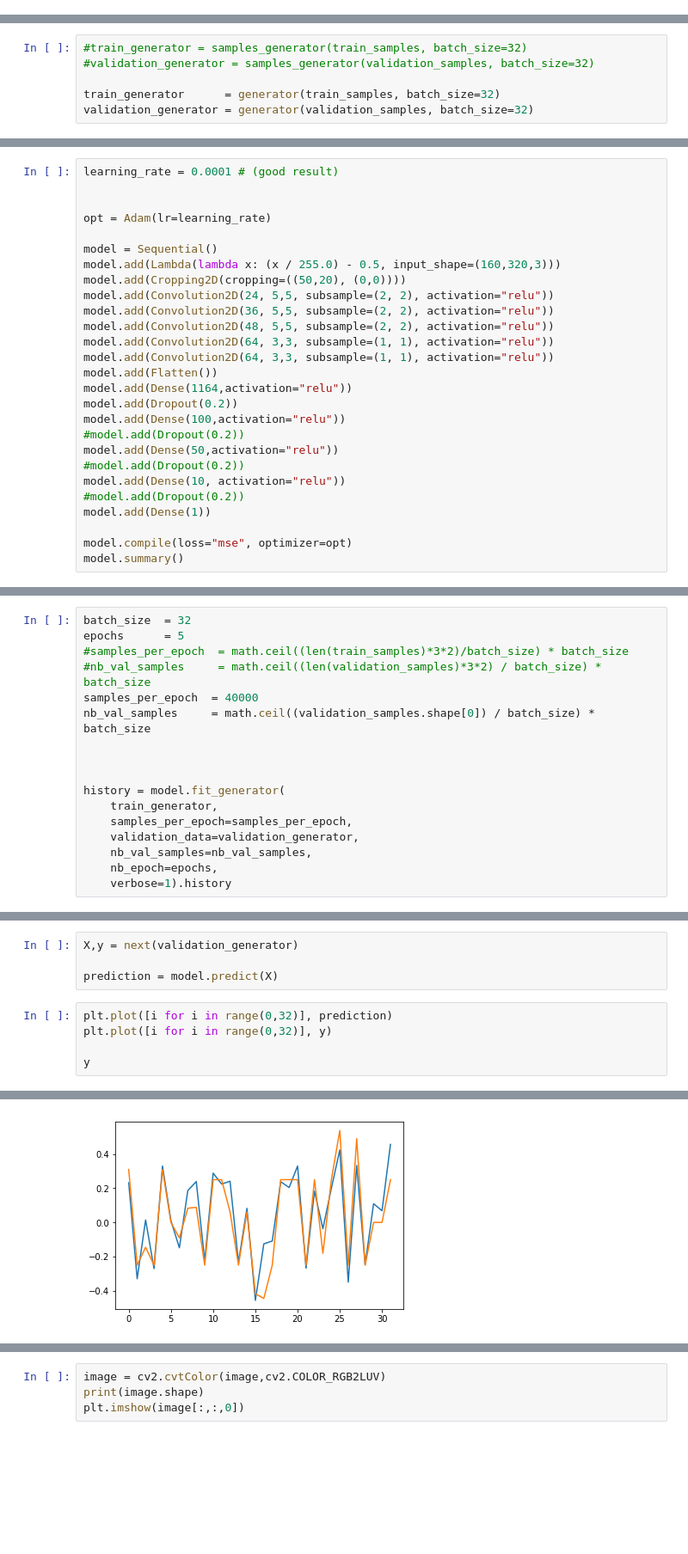
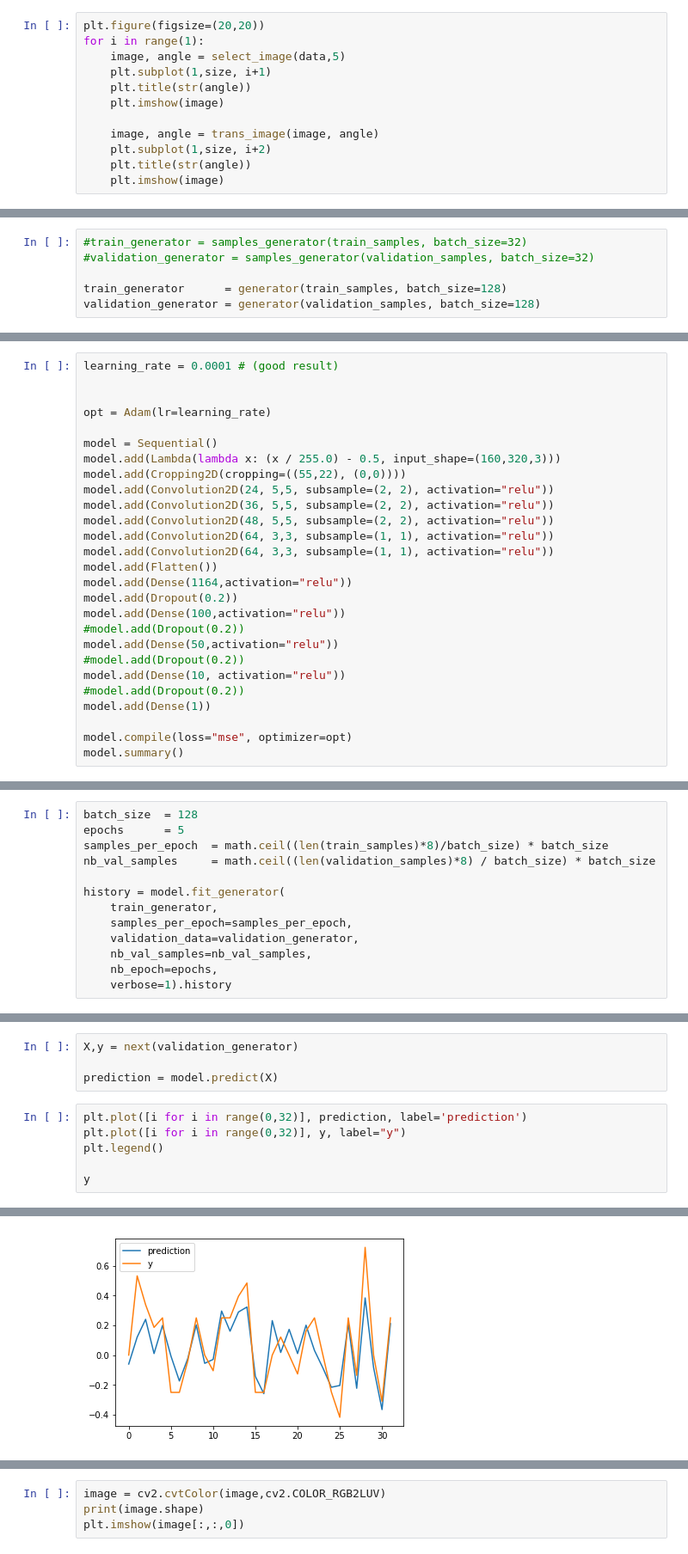
Before and after one commit to husams/Behavioral-Cloning, a Jupyter notebook: nvida.ipynb, the cells around one changed output, grey strips where cells are left out. Shown at 86% size. Cells and saved outputs as stored; diff of their text form; blank space fills up the shorter version.

```diff
--- a/nvida.ipynb
+++ b/nvida.ipynb
@@ -117,0 +127,12 @@ for i in range(size):
+# %%
+plt.figure(figsize=(20,20))
+for i in range(1):
+    image, angle = select_image(data,5)
+    plt.subplot(1,size, i+1)
+    plt.title(str(angle))
+    plt.imshow(image)
+
+    image, angle = trans_image(image, angle)
+    plt.subplot(1,size, i+2)
+    plt.title(str(angle))
+    plt.imshow(image)
@@ -125,8 +148,8 @@ Create generator to preprocess data
 #train_generator = samples_generator(train_samples, batch_size=32)
 #validation_generator = samples_generator(validation_samples, batch_size=32)
 
-train_generator      = generator(train_samples, batch_size=32)
-validation_generator = generator(validation_samples, batch_size=32)
+train_generator      = generator(train_samples, batch_size=128)
+validation_generator = generator(validation_samples, batch_size=128)
 # %% [markdown]
 ### Build model
 # %%
@@ -137,7 +160,7 @@ opt = Adam(lr=learning_rate)
 
 model = Sequential()
 model.add(Lambda(lambda x: (x / 255.0) - 0.5, input_shape=(160,320,3)))
-model.add(Cropping2D(cropping=((50,20), (0,0))))
+model.add(Cropping2D(cropping=((55,22), (0,0))))
 model.add(Convolution2D(24, 5,5, subsample=(2, 2), activation="relu"))
 model.add(Convolution2D(36, 5,5, subsample=(2, 2), activation="relu"))
 model.add(Convolution2D(48, 5,5, subsample=(2, 2), activation="relu"))
@@ -177,14 +200,10 @@ ________________________________________________________________________________
 # %% [markdown]
 ### Train
 # %%
-batch_size  = 32
+batch_size  = 128
 epochs      = 5
-#samples_per_epoch  = math.ceil((len(train_samples)*3*2)/batch_size) * batch_size
-#nb_val_samples     = math.ceil((len(validation_samples)*3*2) / batch_size) * batch_size
-samples_per_epoch  = 40000
-nb_val_samples     = math.ceil((validation_samples.shape[0]) / batch_size) * batch_size
-
-
+samples_per_epoch  = math.ceil((len(train_samples)*8)/batch_size) * batch_size
+nb_val_samples     = math.ceil((len(validation_samples)*8) / batch_size) * batch_size
 
 history = model.fit_generator(
     train_generator,
@@ -221,8 +235,9 @@ X,y = next(validation_generator)
 
 prediction = model.predict(X)
 # %%
-plt.plot([i for i in range(0,32)], prediction)
-plt.plot([i for i in range(0,32)], y)
+plt.plot([i for i in range(0,32)], prediction, label='prediction')
+plt.plot([i for i in range(0,32)], y, label="y")
+plt.legend()
 
 y
 # %% [output]
@@ -236,4 +251,4 @@ array([ 0.30975719, -0.25      , -0.1452064 , -0.25      ,  0.30975719,
-[figure, old version]
+[figure, new version]
 # %%
 data = pd.read_csv("./data/driving_log.csv")
 
```
Also changed, not shown: parts of 8 cells of this notebook, 1 other file.
